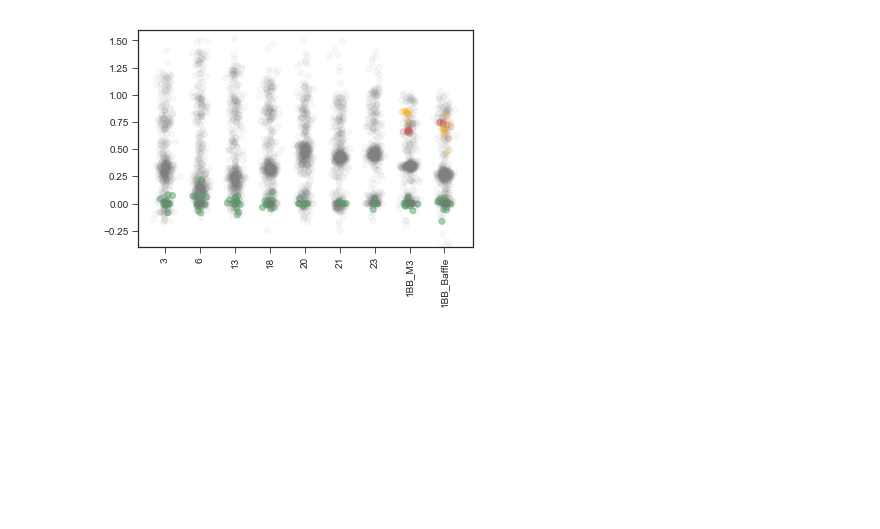
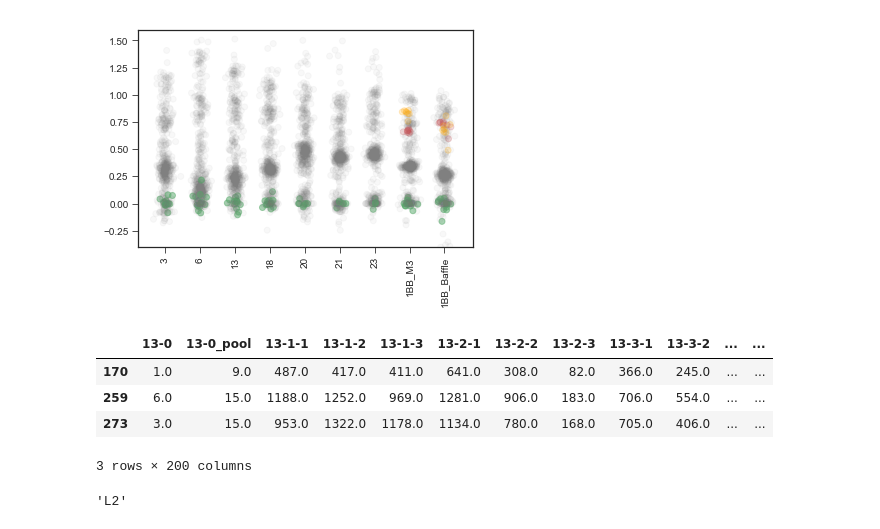
Before and after one commit to grantkinsler/1BigBatch, a Jupyter notebook: code/Fitness_Estimation_Default_Atish.ipynb, the cells around one changed output. Saved outputs shown, nothing was run; the diff lists cells and outputs as text; code cells hidden in the pictures; blank space fills up the shorter version.

```diff
--- a/code/Fitness_Estimation_Default_Atish.ipynb
+++ b/code/Fitness_Estimation_Default_Atish.ipynb
@@ -336,3 +475,17 @@ plt.ylim(-0.4,1.6)
 # %% [output]
 (-0.4, 1.6)
 [figure]
+# %%
+data[(data.T != 0).all()]
+# %% [output]
+|  | 13-0 | 13-0_pool | 13-1-1 | 13-1-2 | 13-1-3 | 13-2-1 | 13-2-2 | 13-2-3 | 13-3-1 | 13-3-2 | ... | ... |
+| 170 | 1.0 | 9.0 | 487.0 | 417.0 | 411.0 | 641.0 | 308.0 | 82.0 | 366.0 | 245.0 | ... | ... |
+| 259 | 6.0 | 15.0 | 1188.0 | 1252.0 | 969.0 | 1281.0 | 906.0 | 183.0 | 706.0 | 554.0 | ... | ... |
+| 273 | 3.0 | 15.0 | 953.0 | 1322.0 | 1178.0 | 1134.0 | 780.0 | 168.0 | 705.0 | 406.0 | ... | ... |
+3 rows × 200 columns
+# %%
+# merged_data[merged_data['barcode']==151].values
+
+data.columns[175]
+# %% [output]
+'L2'
```
Also changed, not shown: parts of 18 cells of this notebook, 15 other files.
